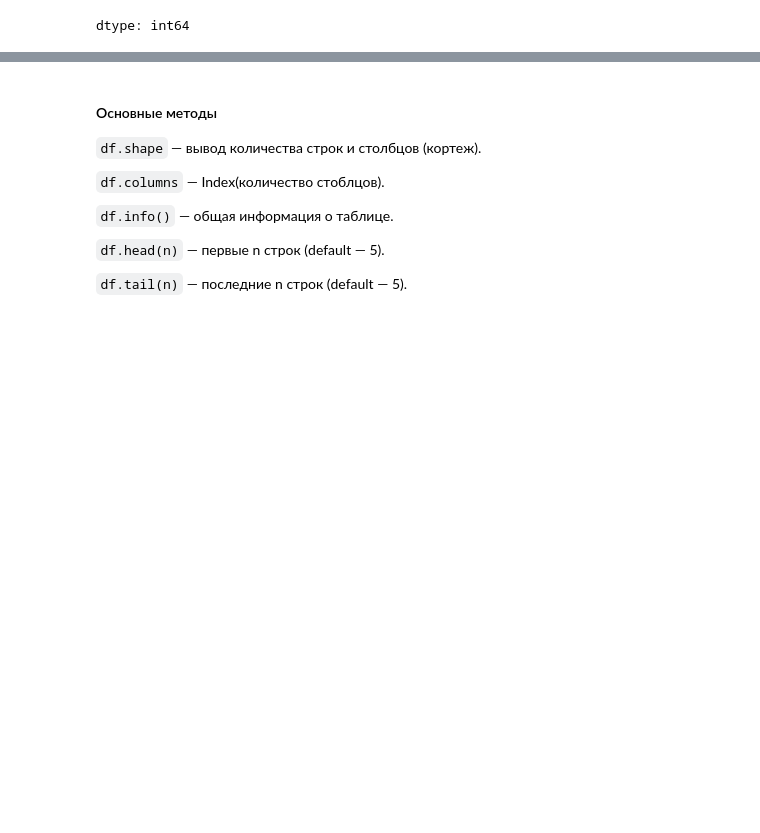
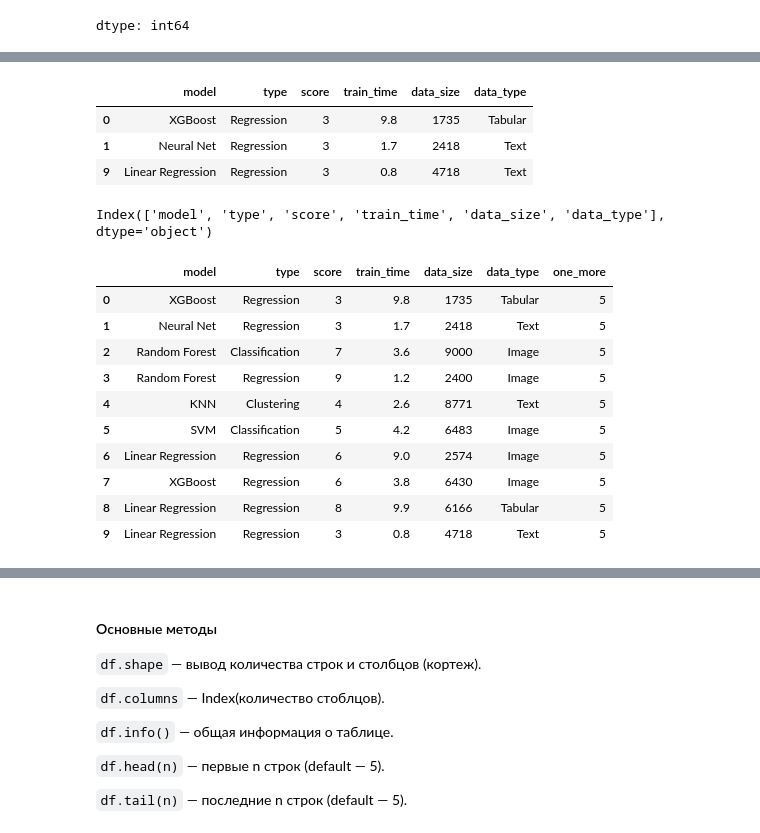
Before and after one commit to potopinc/colab, a Jupyter notebook: ML_05_06_07.ipynb, the cells around one changed output, grey strips where cells are left out. Cells and saved outputs as stored; diff of their text form; code cells hidden in the pictures; blank space fills up the shorter version.

```diff
--- a/ML_05_06_07.ipynb
+++ b/ML_05_06_07.ipynb
@@ -308,8 +318,31 @@ dtype: int64
 # %%
 # выберите записи с помощью логических операций
+df[(df['score'] < 5) & (df['type'] == 'Regression')]
+# %% [output]
+|  | model | type | score | train_time | data_size | data_type |
+| 0 | XGBoost | Regression | 3 | 9.8 | 1735 | Tabular |
+| 1 | Neural Net | Regression | 3 | 1.7 | 2418 | Text |
+| 9 | Linear Regression | Regression | 3 | 0.8 | 4718 | Text |
 # %%
 # получите список имен столбцов
+df.columns
+# %% [output]
+Index(['model', 'type', 'score', 'train_time', 'data_size', 'data_type'], dtype='object')
 # %%
 # добавьте еще один столбец
+df['one_more'] = 5
+df
+# %% [output]
+|  | model | type | score | train_time | data_size | data_type | one_more |
+| 0 | XGBoost | Regression | 3 | 9.8 | 1735 | Tabular | 5 |
+| 1 | Neural Net | Regression | 3 | 1.7 | 2418 | Text | 5 |
+| 2 | Random Forest | Classification | 7 | 3.6 | 9000 | Image | 5 |
+| 3 | Random Forest | Regression | 9 | 1.2 | 2400 | Image | 5 |
+| 4 | KNN | Clustering | 4 | 2.6 | 8771 | Text | 5 |
+| 5 | SVM | Classification | 5 | 4.2 | 6483 | Image | 5 |
+| 6 | Linear Regression | Regression | 6 | 9.0 | 2574 | Image | 5 |
+| 7 | XGBoost | Regression | 6 | 3.8 | 6430 | Image | 5 |
+| 8 | Linear Regression | Regression | 8 | 9.9 | 6166 | Tabular | 5 |
+| 9 | Linear Regression | Regression | 3 | 0.8 | 4718 | Text | 5 |
 # %%
 # удалите этот столбец
```
Also changed, not shown: parts of 10 cells of this notebook.
